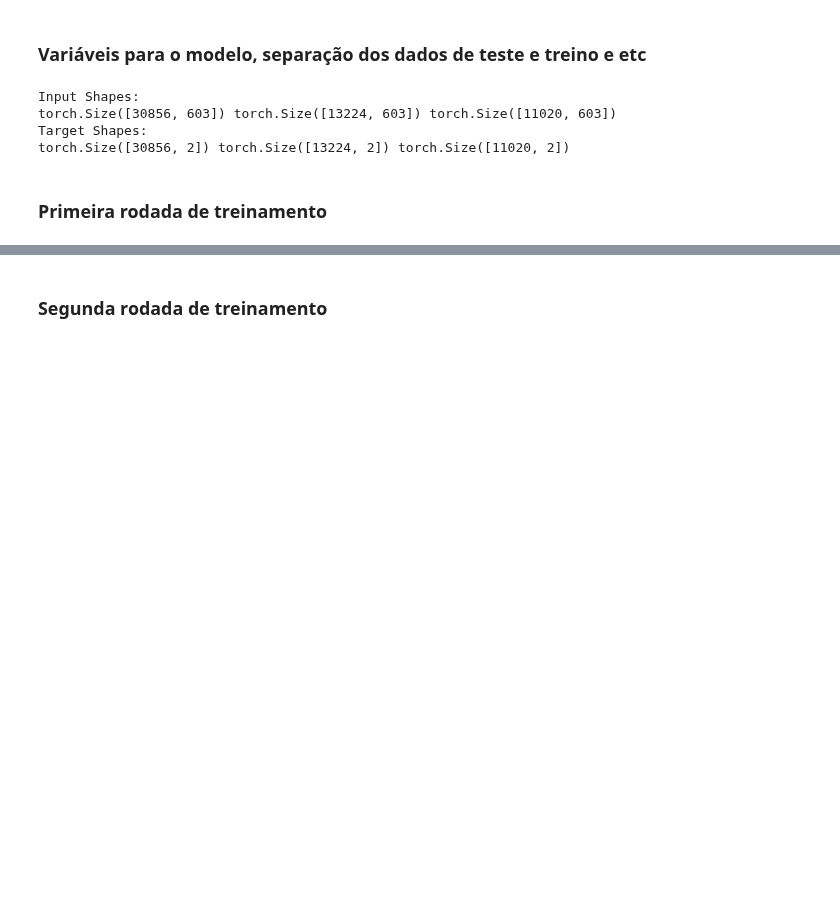
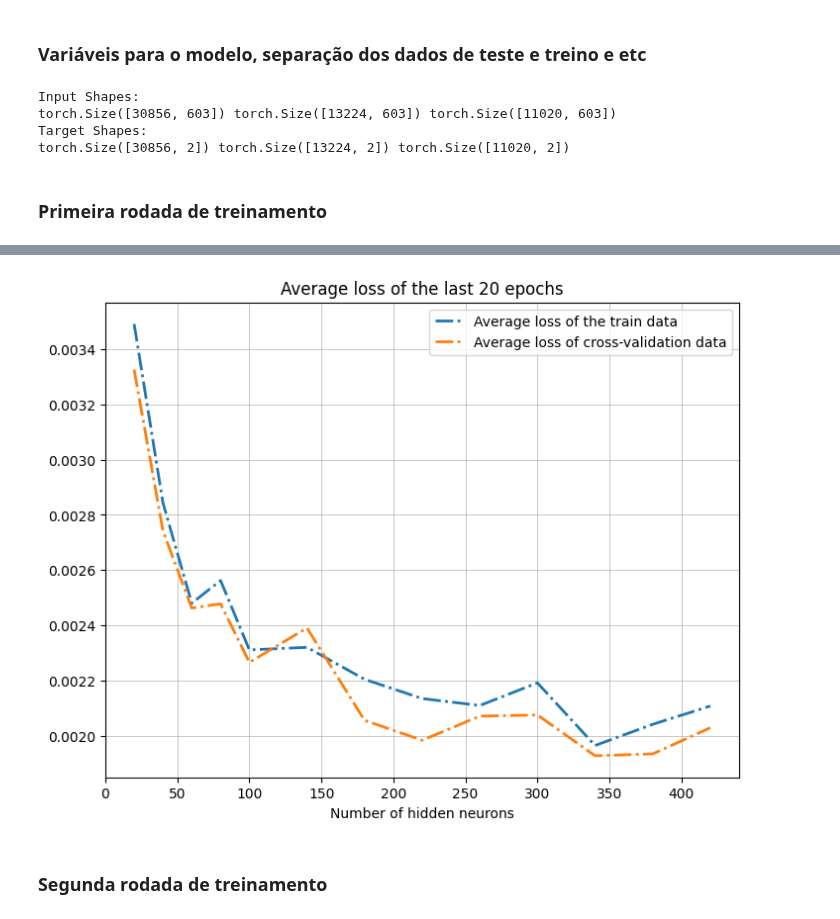
Before and after one commit to Shnrqpdr/inverse-scattering, a Jupyter notebook: circular-billiard.ipynb, the cells around one changed output, grey strips where cells are left out. Saved outputs shown, nothing was run; the diff lists cells and outputs as text; code cells hidden in the pictures; blank space fills up the shorter version.

```diff
--- a/circular-billiard.ipynb
+++ b/circular-billiard.ipynb
@@ -155,3 +230,35 @@ Test Loss: 0.004918955314391549
+# %%
+fig = plt.figure(figsize=(8,6))
+axes = fig.add_axes([0.1,0.1,0.8,0.8])
+list_train = []
+list_val = []
+for val_loss in val_loss_total_arrays:
+    avg = 0
+    for val in val_loss[-10:]:
+        avg = avg + (val/20.0)
+    list_val.append(avg)
+
+for train_loss in running_loss_total_arrays:
+    avg = 0
+    for train in train_loss[-10:]:
+        avg = avg + (train/20.0)
+
+    list_train.append(avg)
+
+
+# >>> a=axes.get_xticks().tolist()
+# >>> a[1]='change'
+# >>> axes.set_xticklabels(a)
+
+axes.plot(nums_neurons, list_train, ls='-.', lw=2, label='Average loss of the train data')
+axes.plot(nums_neurons, list_val, ls='-.', lw=2, label='Average loss of cross-validation data')
+
+axes.set_title(f'Average loss of the last 20 epochs')
+axes.set_xlabel(f'Number of hidden neurons')
+axes.legend(loc='upper right')
+plt.grid(linestyle='-', linewidth=0.5)
+# %% [output]
+[figure, added]
 # %% [markdown]
 ### Segunda rodada de treinamento
 # %%
```
Also changed, not shown: parts of 28 cells of this notebook, 8 other files.
